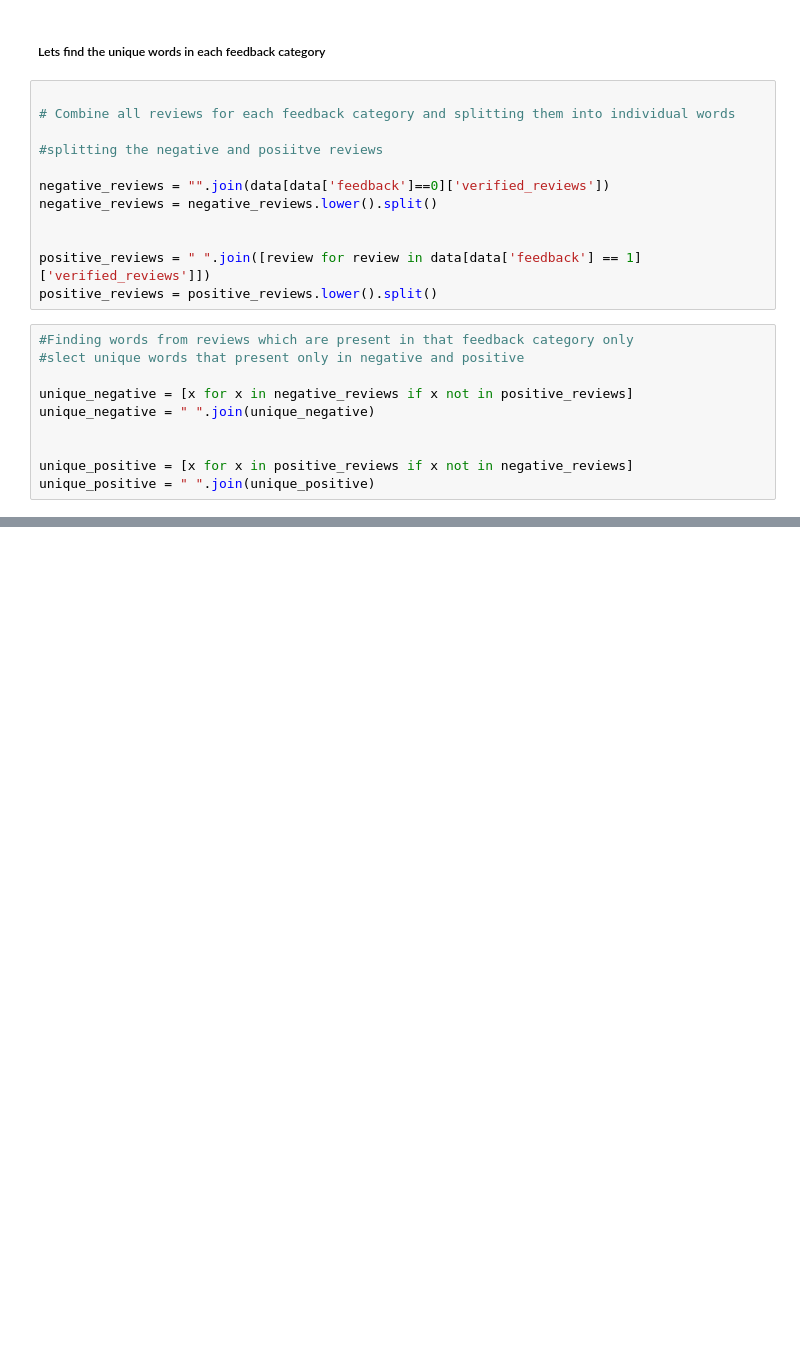
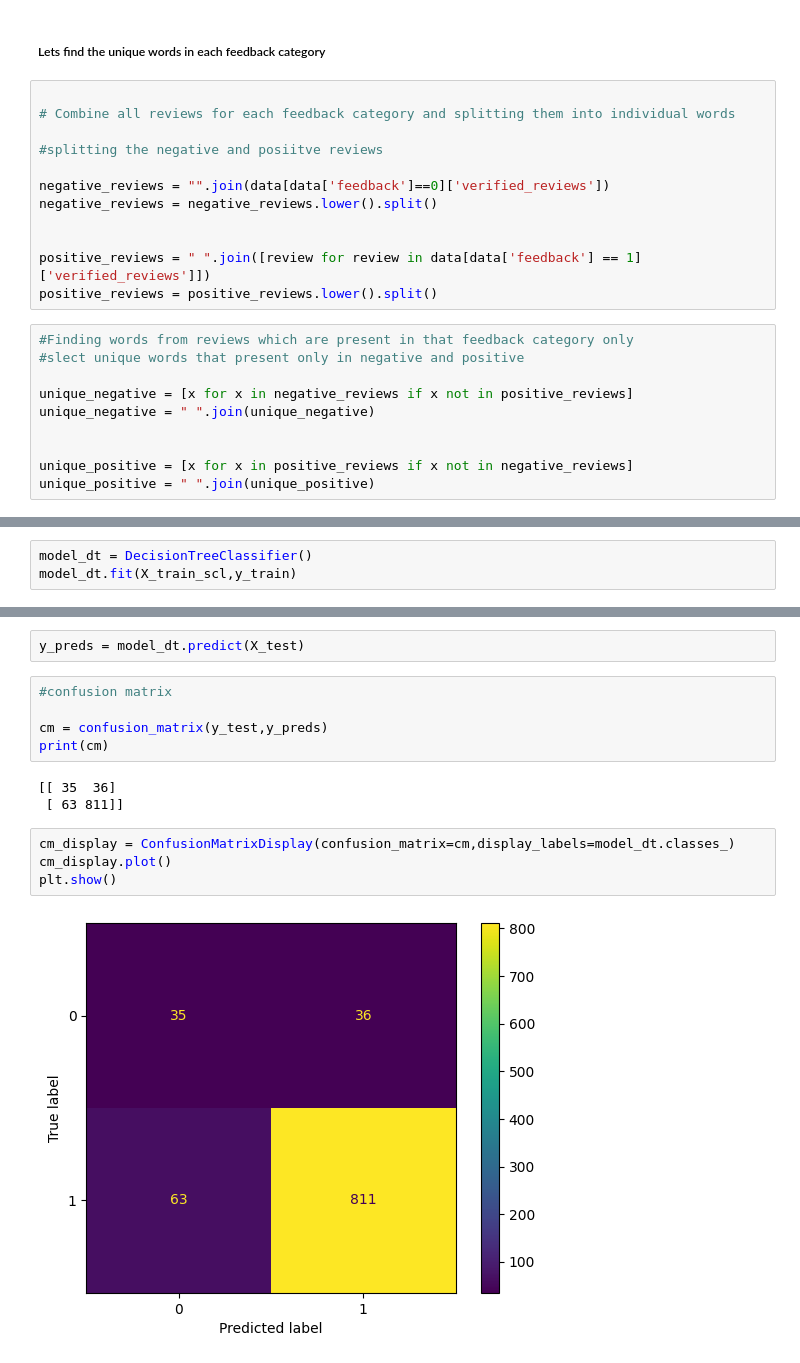
Before and after one commit to Nehadasmk/Alexa_Review_Sentiment_Analysis, a Jupyter notebook: DataExploration&Modeling.ipynb, the cells around one changed output, grey strips where cells are left out. Cells and saved outputs as stored; diff of their text form; blank space fills up the shorter version.

```diff
--- a/DataExploration&Modeling.ipynb
+++ b/DataExploration&Modeling.ipynb
@@ -502,0 +921,3 @@ plt.show()
+# %%
+model_dt = DecisionTreeClassifier()
+model_dt.fit(X_train_scl,y_train)
@@ -502,0 +934,16 @@ plt.show()
+# %%
+y_preds = model_dt.predict(X_test)
+# %%
+#confusion matrix
+
+cm = confusion_matrix(y_test,y_preds)
+print(cm)
+# %% [output]
+[[ 35  36]
+ [ 63 811]]
+# %%
+cm_display = ConfusionMatrixDisplay(confusion_matrix=cm,display_labels=model_dt.classes_)
+cm_display.plot()
+plt.show()
+# %% [output]
+[figure, added]
```
Also changed, not shown: parts of 47 cells of this notebook, 3 other files.
